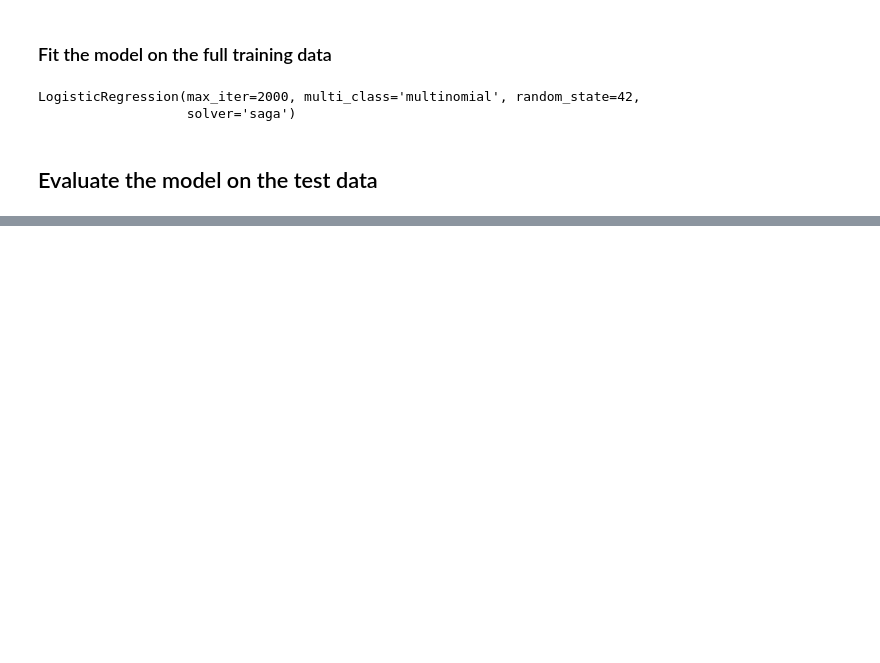
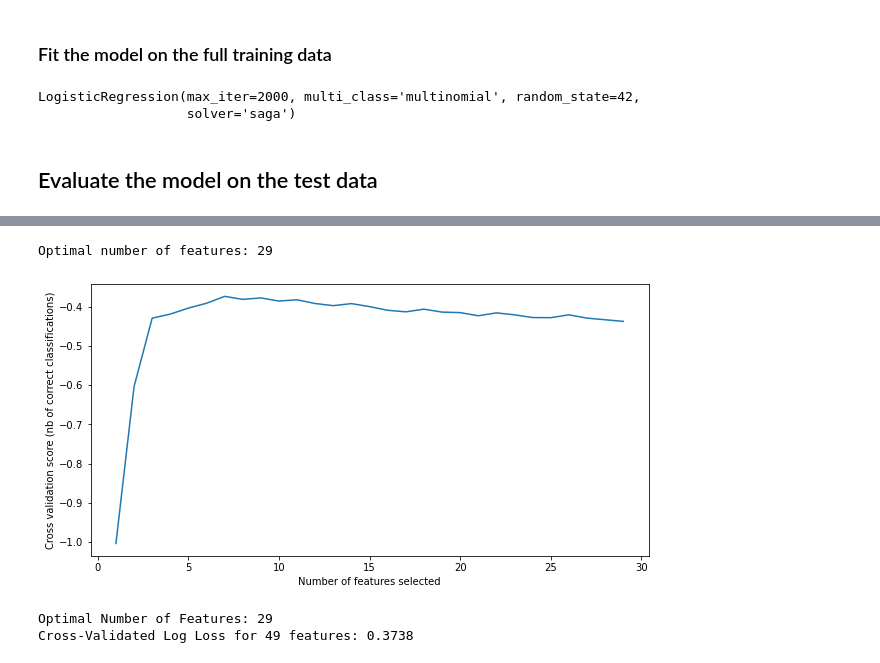
Before and after one commit to Victoria-ui227/financial_health_predictionChallenge, a Jupyter notebook: notebook1.ipynb, the cells around one changed output, grey strips where cells are left out. Drawn from its saved outputs; the diff is of its cells as text; code cells hidden in the pictures; blank space fills up the shorter version.

```diff
--- a/notebook1.ipynb
+++ b/notebook1.ipynb
@@ -655,0 +980,13 @@ len(X_test_scaled)
+# %%
+selector = VarianceThreshold()
+reduced_feature_train = pd.DataFrame(selector.fit_transform(X_train_processed), columns=X_train_processed.columns, index=X_train_processed.index)
+reduced_feature_test = pd.DataFrame(selector.transform(X_val_processed), columns=X_val_processed.columns, index=X_val_processed.index)
+
+
+model_less_regularization.fit(reduced_feature_train, y_train)
+reduced_r2, reduced_logloss = run_classification_model(model_less_regularization, reduced_feature_train, reduced_feature_test, y_train, y_val)
+
+print('\n--- Feature Reduction Summary ---')
+print(f"Features Kept: {reduced_feature_train.shape[1]} out of {X_train_processed.shape[1]}")
+print(f"Baseline Log Loss: {round(baseline_log_loss, 4)}")
+print(f"Reduced Log Loss:  {round(reduced_logloss, 4)}")
@@ -655,0 +1289,7 @@ len(X_test_scaled)
+# %%
+# Re-fit the final model on the 50 RFE features
+model_less_regularization.fit(X_train_rfe, y_train)
+
+# Check Validation Log Loss
+rfe_val_probs = model_less_regularization.predict_proba(X_val_rfe)
+print(f"RFE (Features) Validation Log Loss: {log_loss(y_val, rfe_val_probs):.4f}")
@@ -655,0 +1298,38 @@ len(X_test_scaled)
+# %%
+from sklearn.feature_selection import RFECV
+from sklearn.model_selection import StratifiedKFold
+
+# 1. Initialize RFECV
+# This will try different numbers of features and pick the one with the best score
+rfecv = RFECV(
+    estimator=estimator,
+    step=5,
+    cv=StratifiedKFold(3),
+    scoring='neg_log_loss',
+    n_jobs=-1
+)
+
+# 2. Fit on the 139 features
+rfecv.fit(X_train_final, y_train)
+
+print(f"Optimal number of features: {rfecv.n_features_}")
+
+# 3. Plot the progress to see where the 'sweet spot' was
+plt.figure(figsize=(10, 5))
+plt.xlabel("Number of features selected")
+plt.ylabel("Cross validation score (nb of correct classifications)")
+plt.plot(range(1, len(rfecv.grid_scores_) + 1), rfecv.grid_scores_)
+plt.show()
+# %% [output]
+Optimal number of features: 29
+[figure, added]
+# %%
+# 1. The best score is stored in grid_scores_ (usually as negative log loss)
+best_score_idx = np.argmax(rfecv.grid_scores_)
+cv_log_loss = -rfecv.grid_scores_[best_score_idx]
+
+print(f"Optimal Number of Features: {rfecv.n_features_}")
+print(f"Cross-Validated Log Loss for 49 features: {cv_log_loss:.4f}")
+# %% [output]
+Optimal Number of Features: 29
+Cross-Validated Log Loss for 49 features: 0.3738
```
Also changed, not shown: parts of 49 cells of this notebook, 6 other files.
